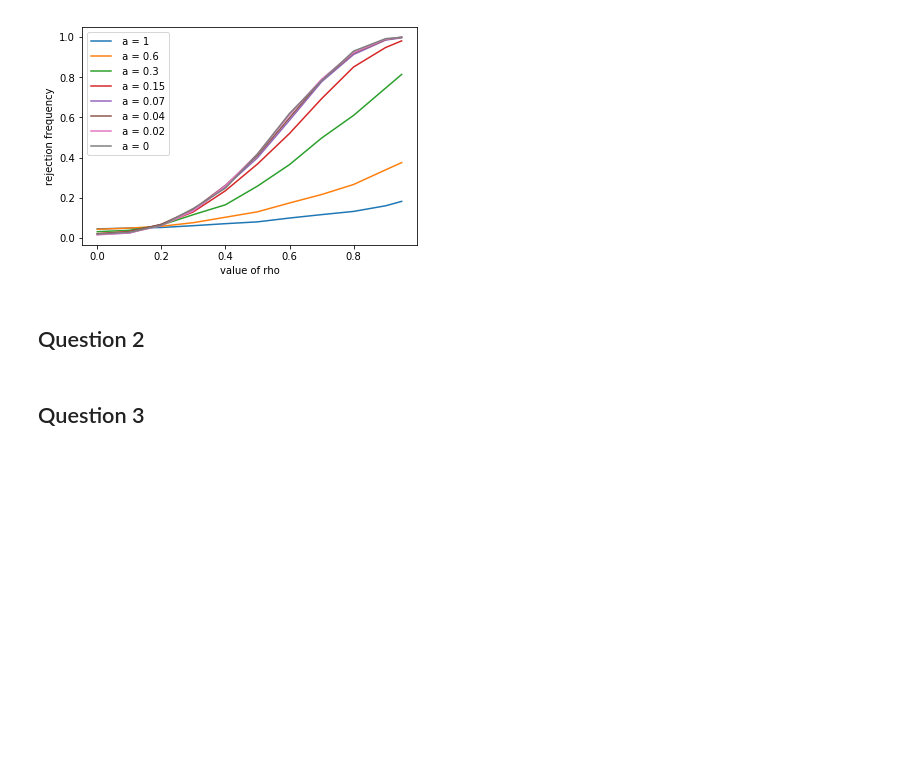
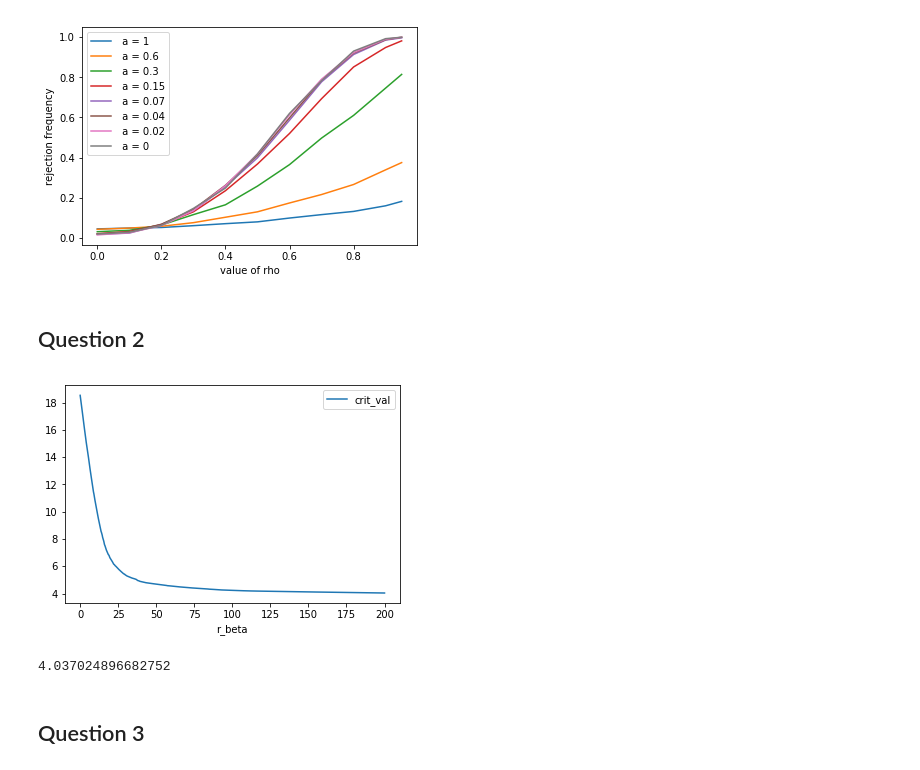
Before and after one commit to SMKozuch/AdvEcox2, a Jupyter notebook: W_identification.ipynb, the cells around one changed output. Cells and saved outputs as stored; diff of their text form; code cells hidden in the pictures; blank space fills up the shorter version.

```diff
--- a/W_identification.ipynb
+++ b/W_identification.ipynb
@@ -165,6 +165,32 @@ def LR_beta(y, X, betaH0, Z):
     k_AR_beta, r_beta, LM_beta = k_AR_r_LM_beta(y, X, betaH0, Z)
 
     return (0.5) * (k_AR_beta - r_beta + np.sqrt((k_AR_beta + r_beta) ** 2 - 4 * r_beta * (k_AR_beta - LM_beta)))
+# %%
+k = 10
+MC = 5000
+
+r_beta = np.arange(0, 200.25, 0.25)
+
+crit_val_95 = pd.DataFrame({'r_beta' : [], 'crit_val' : []})
+
+for r in r_beta:
+    np.random.seed(1211)
+    vidle_1 = np.random.chisquare(df=1, size=([MC, 1]))
+    vidle_k = np.random.chisquare(df=k - 1, size=([MC, 1]))
+
+    LR = 0.5 * (vidle_k + vidle_1 - r + np.sqrt((vidle_k + vidle_1 + r) ** 2 - 4 * r * vidle_k))
+
+    LR_crit_val = np.percentile(LR, q=95, interpolation='higher')
+
+    crit_val_95 = crit_val_95.append(pd.DataFrame({'r_beta' : [r], 'crit_val' : [LR_crit_val]}), ignore_index=True)
+
+crit_val_95.plot(x='r_beta', y='crit_val')
+plt.show()
+
+min(crit_val_95.loc[:, 'crit_val'])
+# %% [output]
+[figure, added]
+4.037024896682752
 # %% [markdown]
 ## Question 3
 # %%
```
Also changed, not shown: parts of 7 cells of this notebook.
